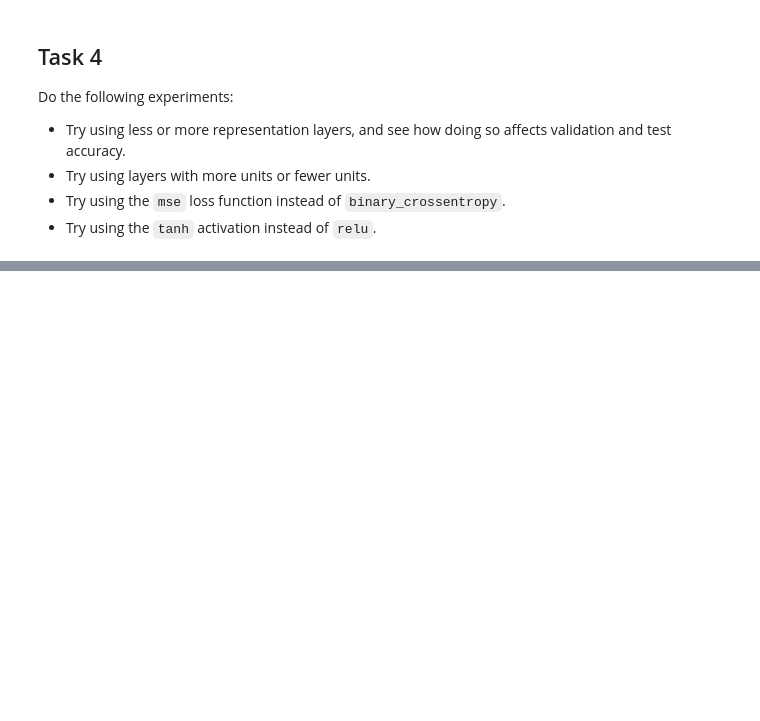
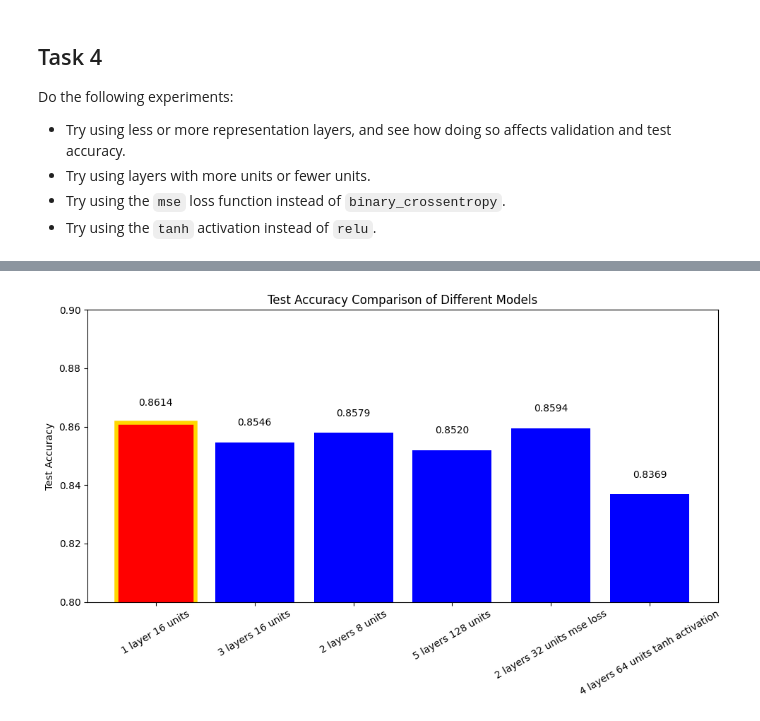
Before and after one commit to RafalG1991/ml-py, a Jupyter notebook: _Deep_Learning_with_Python/Lab4.ipynb, the cells around one changed output, grey strips where cells are left out. Saved outputs shown, nothing was run; the diff lists cells and outputs as text; code cells hidden in the pictures; blank space fills up the shorter version.

```diff
--- a/_Deep_Learning_with_Python/Lab4.ipynb
+++ b/_Deep_Learning_with_Python/Lab4.ipynb
@@ -217,0 +259,27 @@ Do the following experiments:
+# %%
+import matplotlib.pyplot as plt
+
+labels, accs = zip(*results)
+
+best_index = accs.index(max(accs))
+
+colors = ['blue'] * len(accs)
+colors[best_index] = 'red'
+
+plt.figure(figsize=(10, 6))
+bars = plt.bar(labels, accs, color=colors)
+bars[best_index].set_edgecolor('gold')
+bars[best_index].set_linewidth(4)
+plt.title('Test Accuracy Comparison of Different Models')
+plt.ylabel('Test Accuracy')
+plt.ylim(0.8, 0.9)
+
+for bar, acc in zip(bars, accs):
+    yval = bar.get_height()
+    plt.text(bar.get_x() + bar.get_width()/2.0, yval + 0.005, f'{acc:.4f}', ha='center', va='bottom')
+
+plt.xticks(rotation=30)
+plt.tight_layout()
+plt.show()
+# %% [output]
+[figure, added]
```
Also changed, not shown: parts of 2 cells of this notebook.
